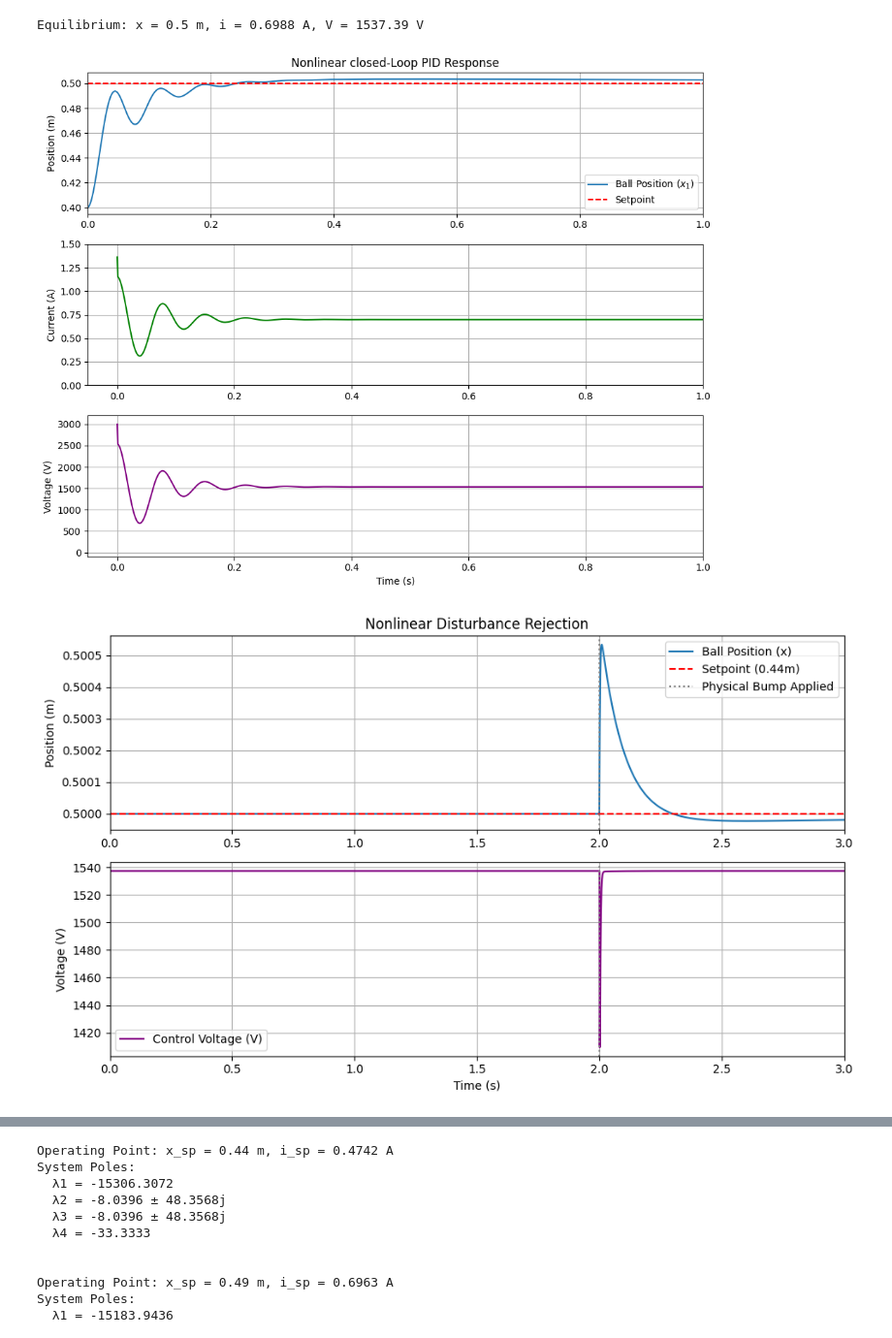
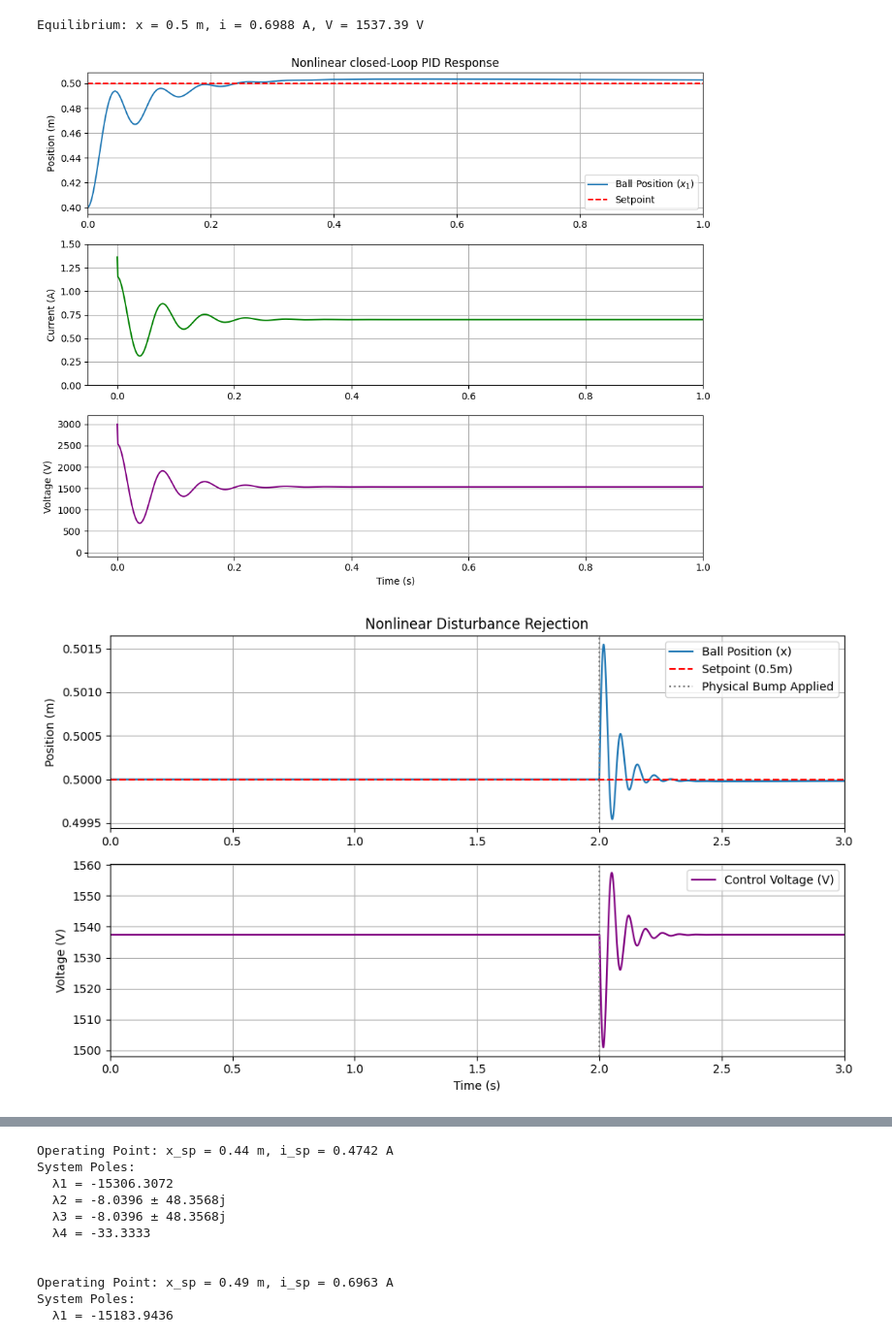
Before and after one commit to ethanboyjeff/ELE2038-Coursework, a Jupyter notebook: ELE2038_CW_notebook.ipynb, the cells around one changed output, grey strips where cells are left out. Shown at 97% size. Drawn from its saved outputs; the diff is of its cells as text; code cells hidden in the pictures.

Commit message:
Changed setpoint to 0.5m

```diff
--- a/ELE2038_CW_notebook.ipynb
+++ b/ELE2038_CW_notebook.ipynb
@@ -179,6 +179,8 @@ time_steps_dist = np.arange(0, t_final_dist, dt)
 
 # Start already settled AT the setpoint (0.44m) and at equilibrium current
 current_state = [x_sp, 0, i_eq]
+current_measured_x = x_sp
+
 integral_error = 0
 last_error = 0
 
@@ -192,51 +194,57 @@ for t in time_steps_dist:
     if abs(t - 2.0) < dt/2:
         current_state[1] += 0.15
 
-    # 1. Calculate PID control voltage
-    v_out, error = pid_control(t, current_state, integral_error, last_error)
+    actual_x = current_state[0]
 
-    # 2. Update error terms
+    sensor_derivative = (Km * actual_x - current_measured_x) / tau_m
+    current_measured_x += sensor_derivative * dt
+
+    error = x_sp - current_measured_x
     integral_error += error * dt
-    last_error = error
+    deriv = (error - last_error) / dt
+
+    v_out = V_eq + Kp * error + Ki * integral_error + Kd * deriv
+    v_out = np.clip(v_out, -100, 3000)
 
     # 3. Simulate one step
     sol = solve_ivp(system_dynamics, [t, t + dt], current_state, args=(v_out,))
 
     # 4. Save results
     current_state = sol.y[:, -1]
+    last_error = error
     history_t_dist.append(t)
     history_x_dist.append(current_state[0])
     history_v_dist.append(v_out)
 
 # Plotting the Disturbance Rejection
 plt.figure(figsize=(10, 6))
 
 plt.subplot(2, 1, 1)
 plt.plot(history_t_dist, history_x_dist, label='Ball Position (x)')
-plt.axhline(y=x_sp, color='r', linestyle='--', label='Setpoint (0.44m)')
+plt.axhline(y=x_sp, color='r', linestyle='--', label='Setpoint (0.5m)')
 plt.axvline(x=2.0, color='grey', linestyle=':', label='Physical Bump Applied')
 plt.ylabel('Position (m)')
 plt.title('Nonlinear Disturbance Rejection')
 plt.legend()
 plt.xlim(0, 3)
 plt.grid(True)
 
 plt.subplot(2, 1, 2)
 plt.plot(history_t_dist, history_v_dist, color='purple', label='Control Voltage (V)')
 plt.axvline(x=2.0, color='grey', linestyle=':')
 plt.ylabel('Voltage (V)')
 plt.xlabel('Time (s)')
 plt.legend()
 plt.xlim(0, 3)
 plt.grid(True)
 
 plt.tight_layout()
 plt.savefig('nonlinear_disturbance_response.png', dpi=300, bbox_inches='tight')
 plt.show()
 # %% [output]
 Equilibrium: x = 0.5 m, i = 0.6988 A, V = 1537.39 V
 [figure]
-[figure, old version]
+[figure, new version]
 # %%
 # OPEN-LOOP SIMULATION
 import numpy as np
```
Also changed, not shown: parts of 1 cell of this notebook.
